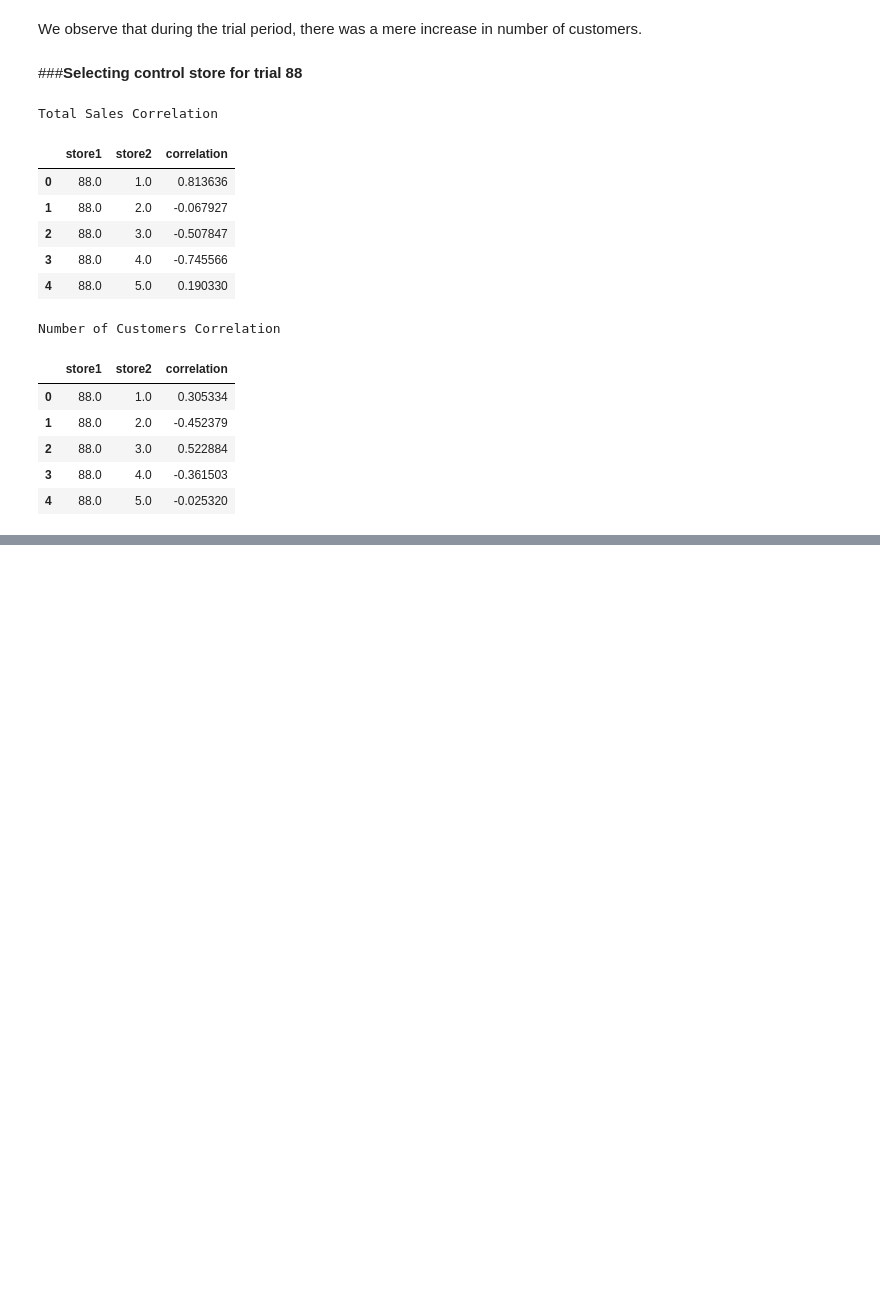
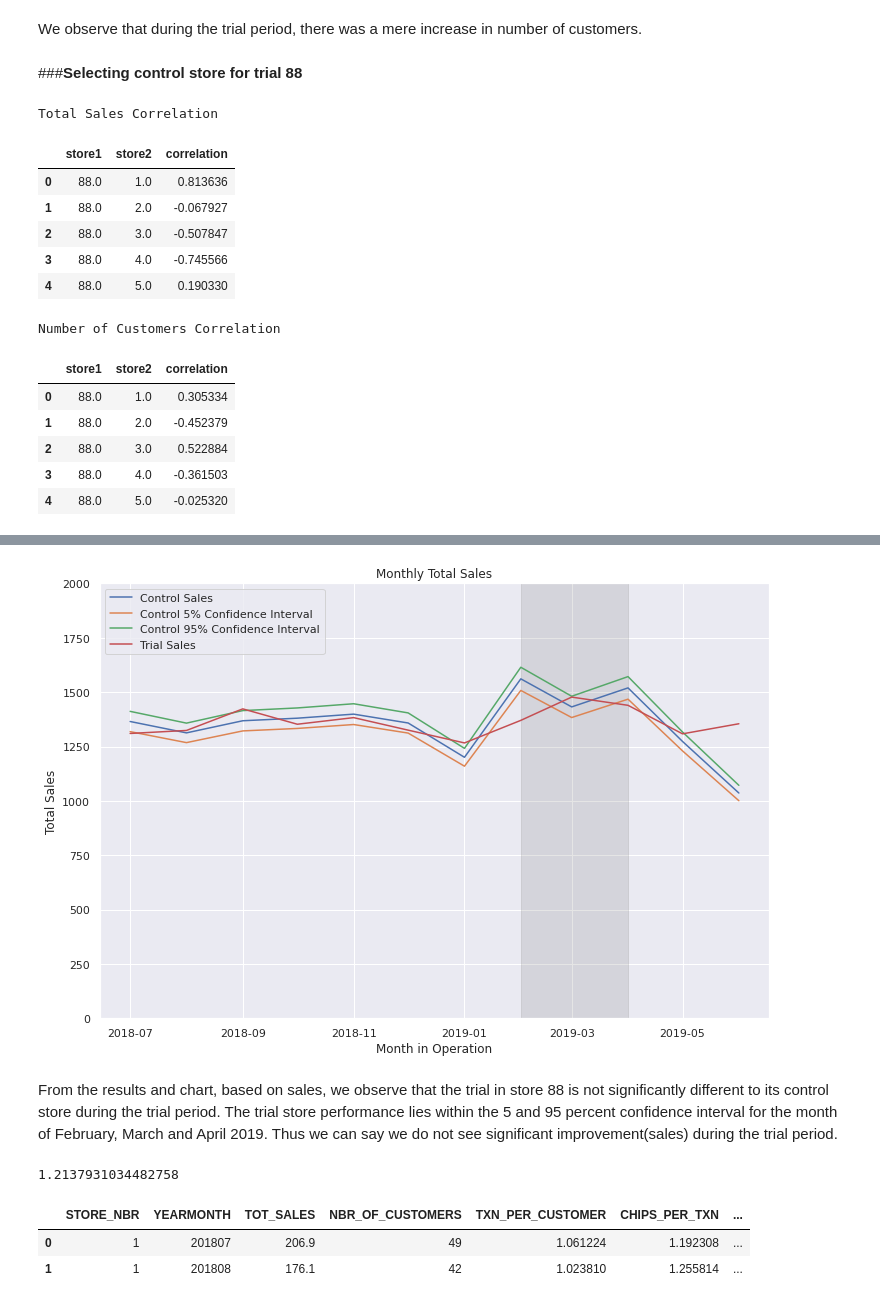
Before and after one commit to wa-le/Quantium-Forage-Virtual-Internship, a Jupyter notebook: my_quantium_T2.ipynb, the cells around one changed output, grey strips where cells are left out. Cells and saved outputs as stored; diff of their text form; code cells hidden in the pictures; blank space fills up the shorter version.

```diff
--- a/my_quantium_T2.ipynb
+++ b/my_quantium_T2.ipynb
@@ -2310,0 +2879,5 @@ Number of Customers Correlation
+# %%
+# Create a transactionmonth col under the measureovertime DF
+
+df_measureOverTime['TRANSACTION_MONTH'] = pd.to_datetime(df_measureOverTime['YEARMONTH'].astype(str), format = '%Y%m')
+df_measureOverTime.head()
@@ -2310,0 +2896,7 @@ Number of Customers Correlation
+# %%
+# Extract 'totSales' for trial store from 'measureOverTime'
+
+the_trialsales = df_measureOverTime.loc[df_measureOverTime['STORE_NBR'] == the_trial_store, ['TRANSACTION_MONTH', 'TOT_SALES']]
+the_trialsales.set_index('TRANSACTION_MONTH', inplace = True)
+the_trialsales.rename(columns = {'TOT_SALES': 'TRIAL_SALES'}, inplace = True)
+the_trialsales
@@ -2310,0 +2918,7 @@ Number of Customers Correlation
+# %%
+# Create two new columns under 'controlSales' which calculates the 5% and 95% confidence interval
+# calculate the 5% and 95% confidence interval and add their columns
+
+the_controlsales['Control Confidence Interval 5%'] = the_controlsales['CONTROL_SALES'] * (1 - std_dev*2)
+the_controlsales['Control Confidence Interval 95%'] = the_controlsales['CONTROL_SALES'] * (1 + std_dev*2)
+the_controlsales
@@ -2310,0 +2950,4 @@ Number of Customers Correlation
+# %%
+# merge control sales and trial sales
+sales_merged = pd.merge(the_controlsales, the_trialsales, left_index = True, right_index = True)
+sales_merged
@@ -2310,0 +2969,42 @@ Number of Customers Correlation
+# %%
+# lets plot
+
+plt.figure(figsize = (12, 8))
+plt.plot(sales_merged)
+
+# Set graph title and axis title
+plt.title('Monthly Total Sales')
+plt.xlabel('Month in Operation')
+plt.ylabel('Total Sales')
+
+# Set legend
+plt.legend(['Control Sales', 'Control 5% Confidence Interval', 'Control 95% Confidence Interval', 'Trial Sales'], loc = 2)
+
+# Set new y-axis limit
+plt.ylim((0, 2000))
+
+# Highlight trial period
+plt.axvspan(*mdates.datestr2num(['2019-02-01', '2019-04-01']), color = 'grey', alpha = 0.2)
+
+plt.show()
+# %% [output]
+[figure, added]
+# %% [markdown]
+From the results and chart, based on sales, we observe that the trial in store 88 is not significantly different to its control store during the trial period. The trial store performance lies within the 5 and 95 percent confidence interval for the month of February, March and April 2019. Thus we can say we do not see significant improvement(sales) during the trial period.
+# %%
+# Now we do the same for number of
+# scaling factor here -> scalef_num_customers
+
+trial_customers = df_pretrial_m.loc[df_pretrial_m['STORE_TYPE'] == 'Trial Store', 'NBR_OF_CUSTOMERS'].sum()
+control_customers = df_pretrial_m.loc[df_pretrial_m['STORE_TYPE'] == 'Control Store', 'NBR_OF_CUSTOMERS'].sum()
+scalef_num_customers = trial_customers / control_customers
+scalef_num_customers
+# %% [output]
+1.2137931034482758
+# %%
+scaled_control_customers = df_measureOverTime
+scaled_control_customers.head()
+# %% [output]
+|  | STORE_NBR | YEARMONTH | TOT_SALES | NBR_OF_CUSTOMERS | TXN_PER_CUSTOMER | CHIPS_PER_TXN | ... |
+| 0 | 1 | 201807 | 206.9 | 49 | 1.061224 | 1.192308 | ... |
+| 1 | 1 | 201808 | 176.1 | 42 | 1.023810 | 1.255814 | ... |
```
Also changed, not shown: parts of 58 cells of this notebook.
